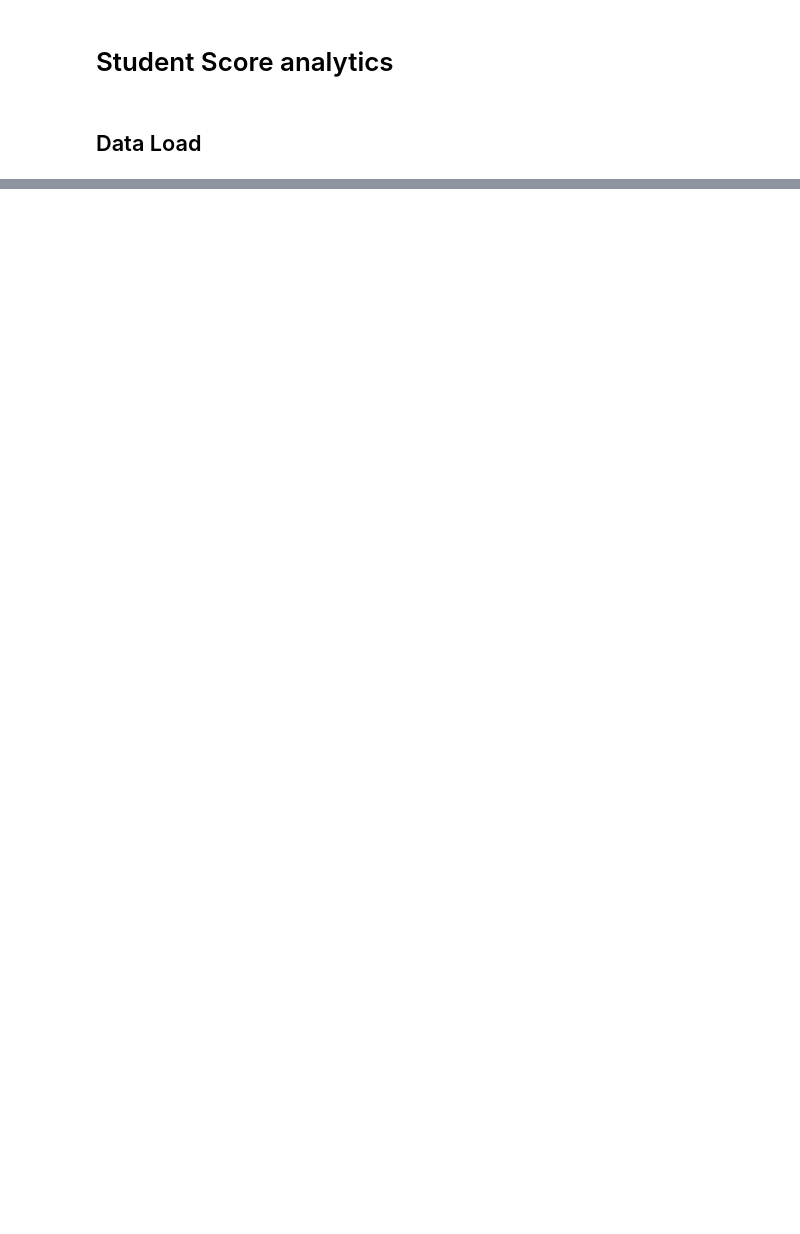
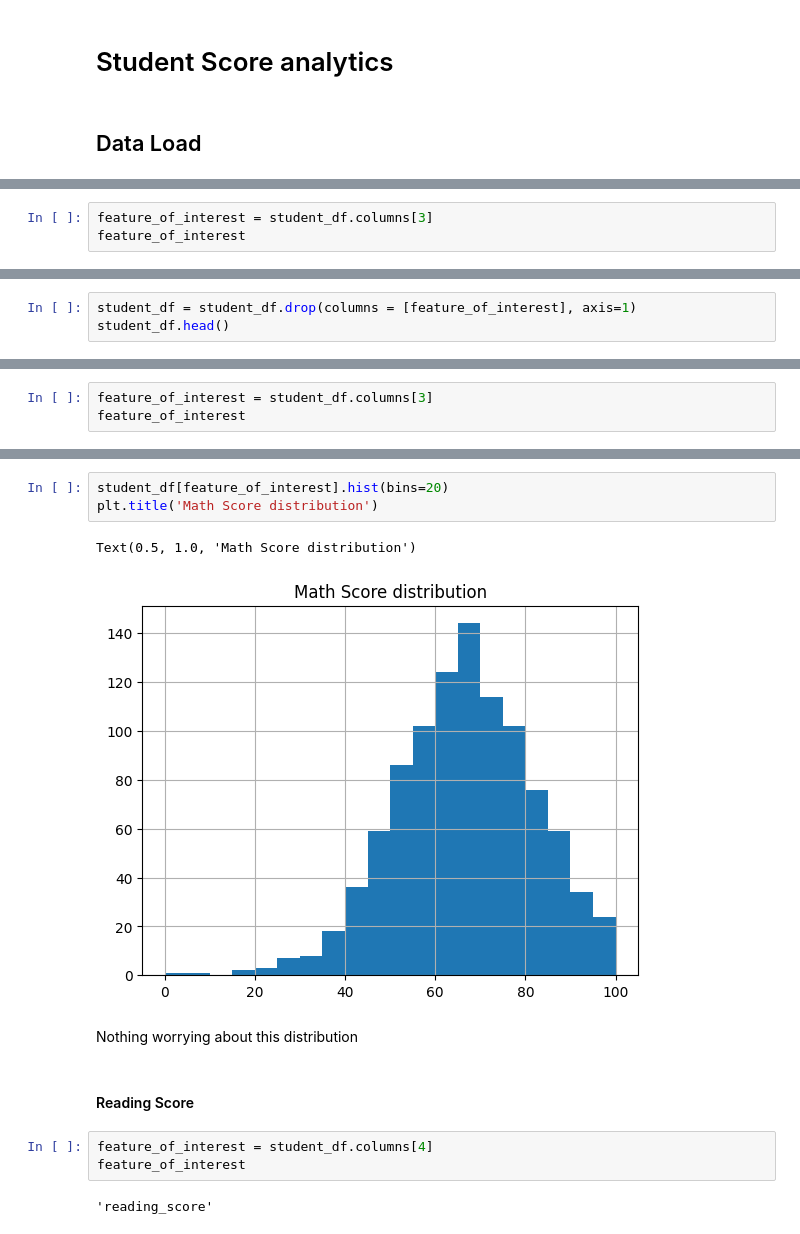
Before and after one commit to unded666/MeshTask, a Jupyter notebook: Student Score Analysis.ipynb, the cells around one changed output, grey strips where cells are left out. Drawn from its saved outputs; the diff is of its cells as text; blank space fills up the shorter version.

```diff
--- a/Student Score Analysis.ipynb
+++ b/Student Score Analysis.ipynb
@@ -17,0 +188,3 @@ ValueError: Excel file format cannot be determined, you must specify an engine m
+# %%
+feature_of_interest = student_df.columns[3]
+feature_of_interest
@@ -17,0 +204,3 @@ ValueError: Excel file format cannot be determined, you must specify an engine m
+# %%
+student_df = student_df.drop(columns = [feature_of_interest], axis=1)
+student_df.head()
@@ -17,0 +216,3 @@ ValueError: Excel file format cannot be determined, you must specify an engine m
+# %%
+feature_of_interest = student_df.columns[3]
+feature_of_interest
@@ -17,0 +233,15 @@ ValueError: Excel file format cannot be determined, you must specify an engine m
+# %%
+student_df[feature_of_interest].hist(bins=20)
+plt.title('Math Score distribution')
+# %% [output]
+Text(0.5, 1.0, 'Math Score distribution')
+[figure, added]
+# %% [markdown]
+Nothing worrying about this distribution
+# %% [markdown]
+#### Reading Score
+# %%
+feature_of_interest = student_df.columns[4]
+feature_of_interest
+# %% [output]
+'reading_score'
```
Also changed, not shown: parts of 68 cells of this notebook, 1 other file.
